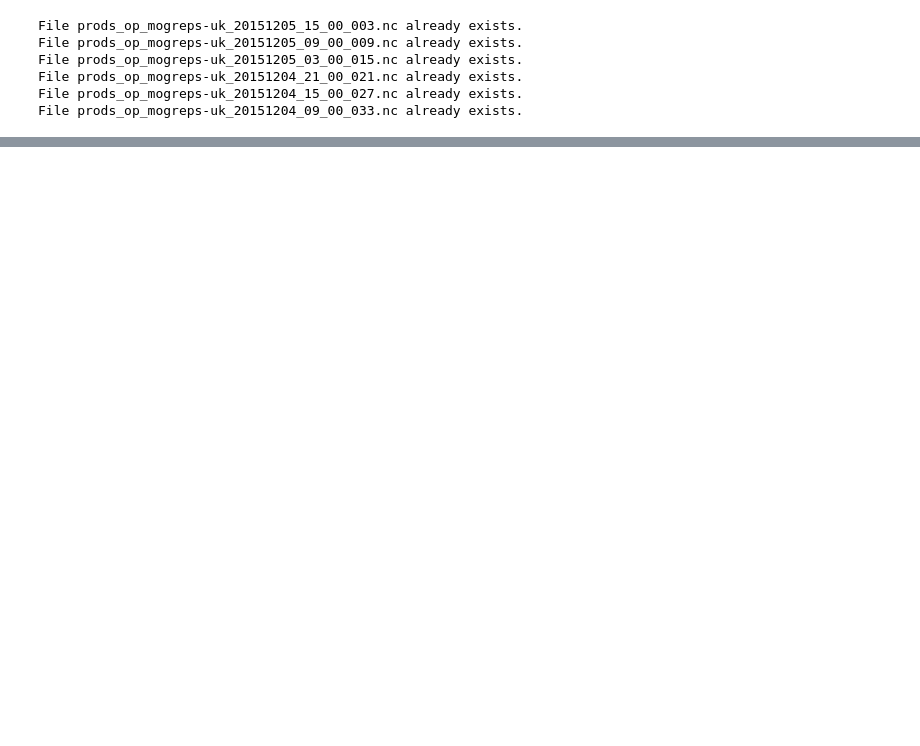
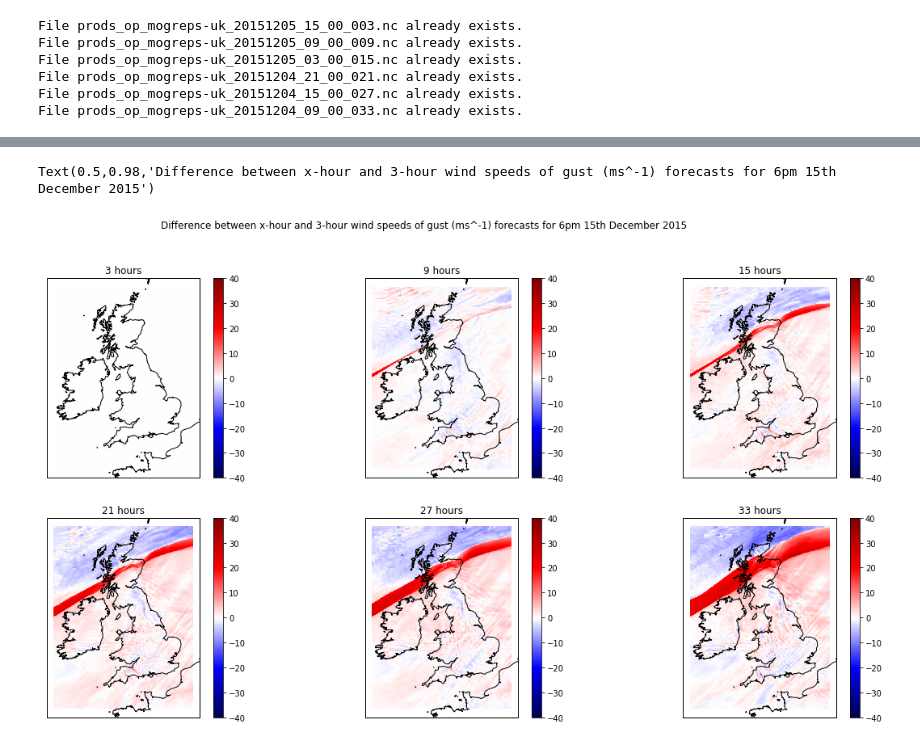
Before and after one commit to thomasgibson/t3motr, a Jupyter notebook: ShinyForPresentation.ipynb, the cells around one changed output, grey strips where cells are left out. Saved outputs shown, nothing was run; the diff lists cells and outputs as text; code cells hidden in the pictures; blank space fills up the shorter version.

```diff
--- a/ShinyForPresentation.ipynb
+++ b/ShinyForPresentation.ipynb
@@ -66,0 +64,7 @@ The evolution of the forecase from 33 hours out (so forecast 9am 4th December) t
+# %%
+test_variable = "wind_speed_of_gust"; v_min = -40; v_max = 40
+tplot.difference_plots(forecasts, test_variable, v_min, v_max)
+plt.suptitle("Difference between x-hour and 3-hour wind speeds of gust (ms^-1) forecasts for 6pm 15th December 2015")
+# %% [output]
+Text(0.5,0.98,'Difference between x-hour and 3-hour wind speeds of gust (ms^-1) forecasts for 6pm 15th December 2015')
+[figure, added]
```
Also changed, not shown: parts of 32 cells of this notebook, 2 other files.
